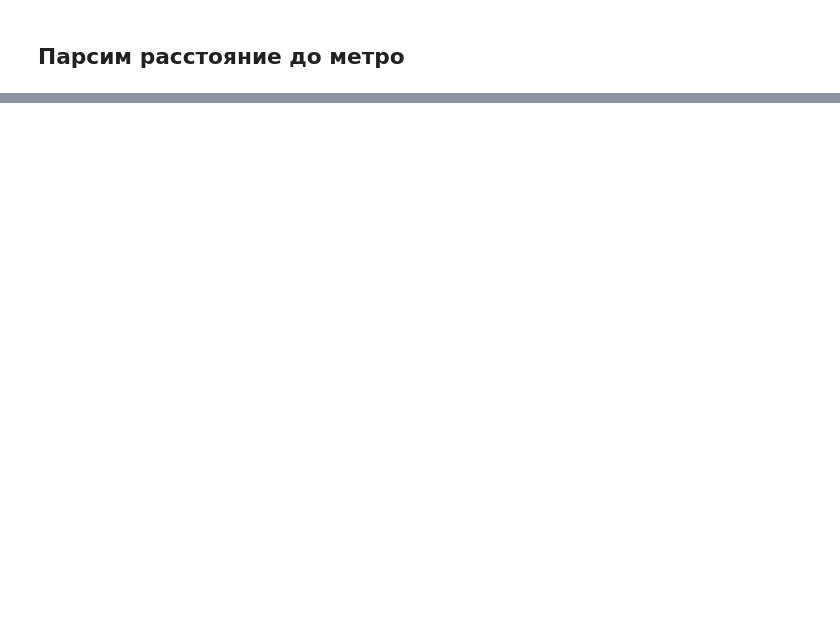
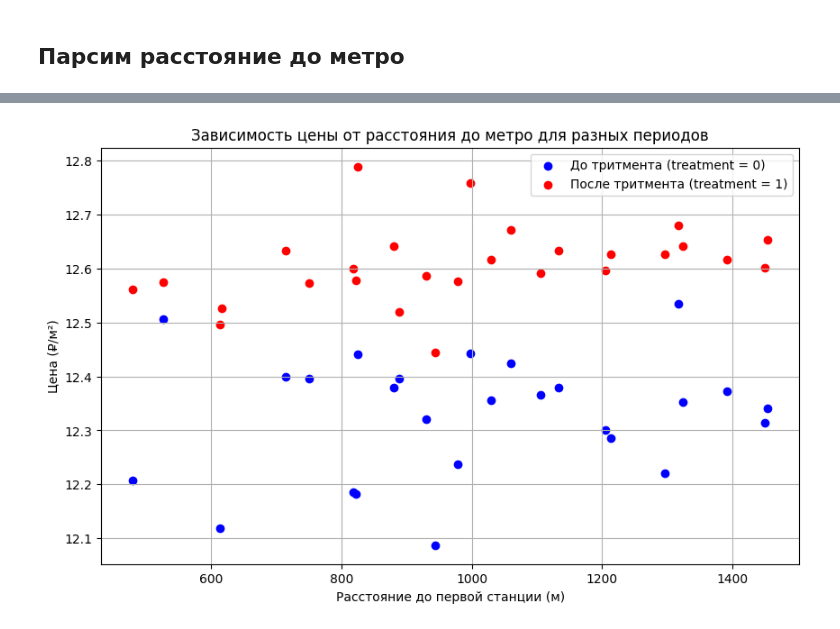
Before and after one commit to andrewch28/Cian, a Jupyter notebook: cian.ipynb, the cells around one changed output, grey strips where cells are left out. Saved outputs shown, nothing was run; the diff lists cells and outputs as text; code cells hidden in the pictures; blank space fills up the shorter version.

```diff
--- a/cian.ipynb
+++ b/cian.ipynb
@@ -457,0 +516,4 @@ print(result)
+# %%
+result = result.rename(columns = {"realtyId":"realty_id"})
+# %%
+merged_table = combined_data3.merge(df, on='realty_id', how='left').merge(result, on='realty_id', how='left')
@@ -457,0 +522,7 @@ print(result)
+# %%
+lpr = pd.DataFrame()
+lpr["value"] = merged_table["value"]
+lpr["reportDate"] = merged_table.reportDate
+lpr["Расстояние до первой станции"] = merged_table["Расстояние до первой станции"]
+lpr['reportDate'] = pd.to_datetime(lpr['reportDate'])
+lpr['treatment'] = (lpr['reportDate'].dt.year >= 2021).astype(int)
@@ -457,0 +545,33 @@ print(result)
+# %%
+lpr_new = lpr.groupby(["treatment", "Расстояние до первой станции"])["value"].mean().reset_index()
+
+data_treatment_0 = lpr_new[lpr_new.treatment == 0]
+data_treatment_1 = lpr_new[lpr_new.treatment == 1]
+# %%
+plt.figure(figsize=(10, 6))
+
+# Линия для treatment = 0
+plt.scatter(
+    data_treatment_0['Расстояние до первой станции'],
+    np.log(data_treatment_0['value']),
+    color='blue',
+    label='До тритмента (treatment = 0)'
+)
+
+# Линия для treatment = 1
+plt.scatter(
+    data_treatment_1['Расстояние до первой станции'],
+    np.log(data_treatment_1['value']),
+    color='red',
+    label='После тритмента (treatment = 1)'
+)
+
+# Настройка графика
+plt.xlabel('Расстояние до первой станции (м)')
+plt.ylabel('Цена (₽/м²)')
+plt.title('Зависимость цены от расстояния до метро для разных периодов')
+plt.legend()
+plt.grid()
+plt.show()
+# %% [output]
+[figure, added]
```
Also changed, not shown: parts of 14 cells of this notebook, 2 other files.
